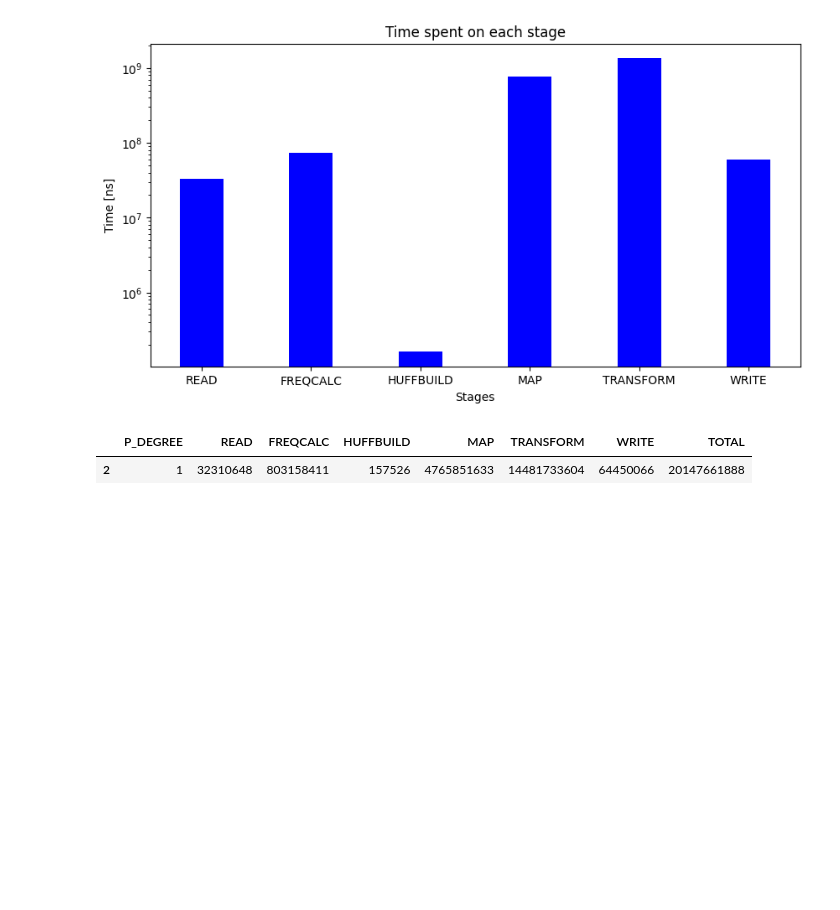
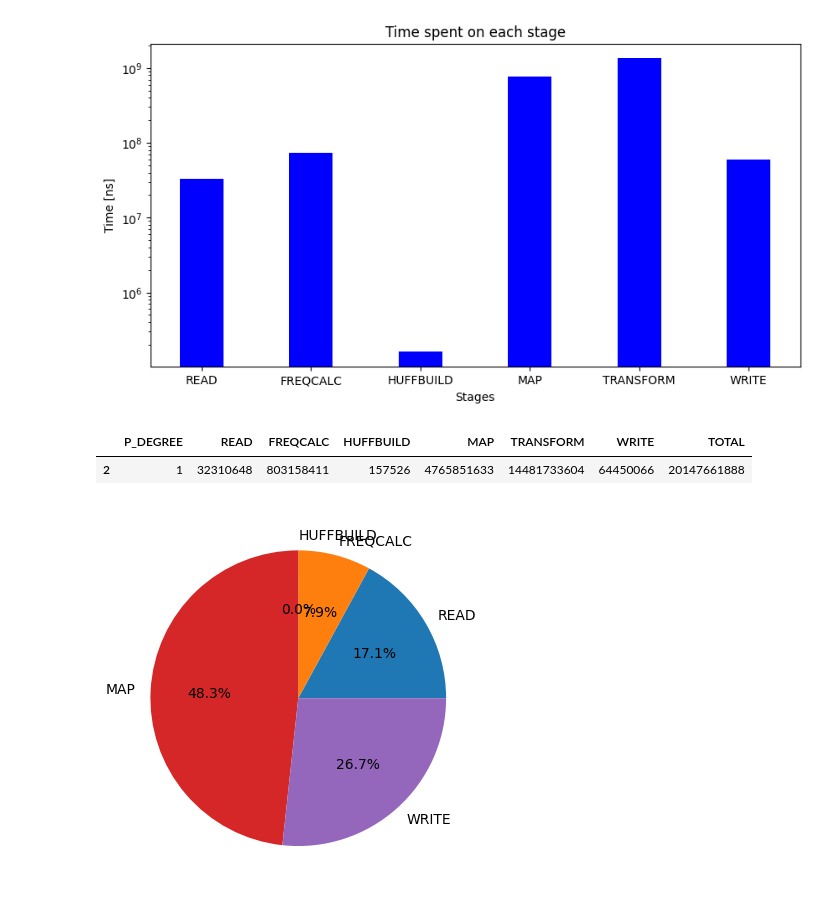
Before and after one commit to federicosilvestri/spm-project, a Jupyter notebook: benchmark_workspace/Stage Analysis.ipynb, the cells around one changed output. Cells and saved outputs as stored; diff of their text form; code cells hidden in the pictures; blank space fills up the shorter version.

```diff
--- a/benchmark_workspace/Stage Analysis.ipynb
+++ b/benchmark_workspace/Stage Analysis.ipynb
@@ -81,3 +76,16 @@ thr[thr['TOTAL'] == thr['TOTAL'].max()]
 # %% [output]
 |  | P_DEGREE | READ | FREQCALC | HUFFBUILD | MAP | TRANSFORM | WRITE | TOTAL |
 | 2 | 1 | 32310648 | 803158411 | 157526 | 4765851633 | 14481733604 | 64450066 | 20147661888 |
+# %%
+def plot_pie(p_degree, data):
+    thr_data = data[data['P_DEGREE'] == p_degree]
+    thr_stages = list(thr_data.columns)
+    thr_stages.remove('TOTAL')
+    thr_stages.remove('P_DEGREE')
+    thr_means = [thr_data[stage].mean() for stage in thr_stages]
+
+    fig, ax = plt.subplots()
+    ax.pie(thr_means, labels=thr_stages, autopct='%1.1f%%')
+plot_pie(10, thr)
+# %% [output]
+[figure, added]
```
Also changed, not shown: parts of 4 cells of this notebook, 11 other files.
